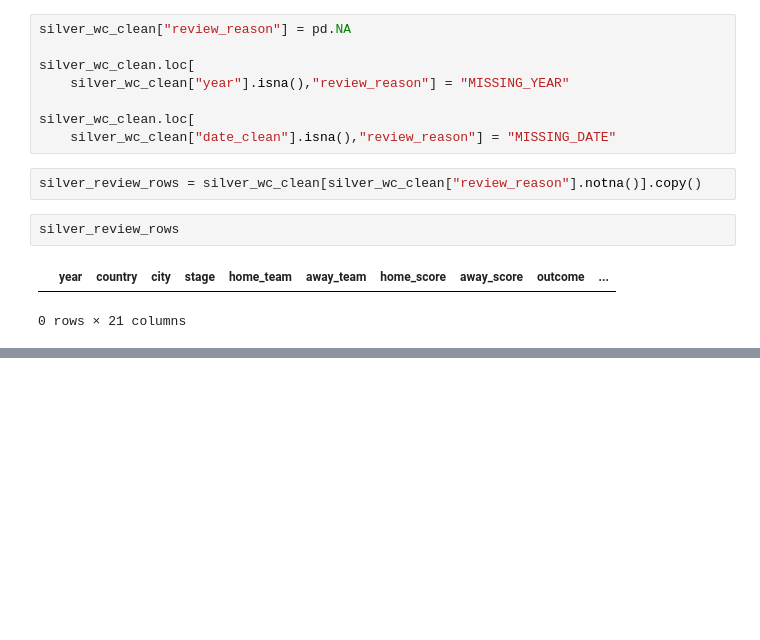
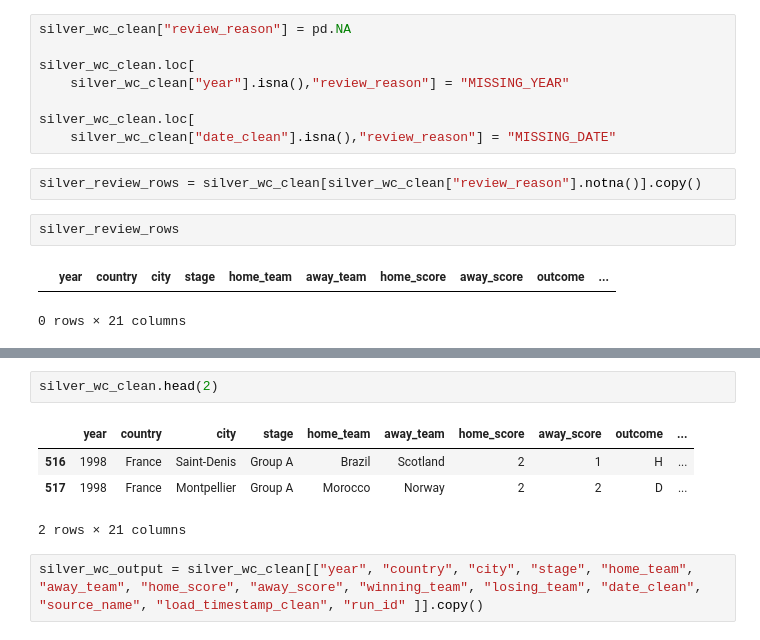
Before and after one commit to rofaure/fifa-worldcup-socioeconomic-analysis, a Jupyter notebook: notebooks/silver_worldcup.ipynb, the cells around one changed output, grey strips where cells are left out. Saved outputs shown, nothing was run; the diff lists cells and outputs as text; blank space fills up the shorter version.

Commit message:
changed csv file, updated with correct columns

```diff
--- a/notebooks/silver_worldcup.ipynb
+++ b/notebooks/silver_worldcup.ipynb
@@ -272,0 +283,9 @@ silver_review_rows
+# %%
+silver_wc_clean.head(2)
+# %% [output]
+|  | year | country | city | stage | home_team | away_team | home_score | away_score | outcome | ... |
+| 516 | 1998 | France | Saint-Denis | Group A | Brazil | Scotland | 2 | 1 | H | ... |
+| 517 | 1998 | France | Montpellier | Group A | Morocco | Norway | 2 | 2 | D | ... |
+2 rows × 21 columns
+# %%
+silver_wc_output = silver_wc_clean[["year", "country", "city", "stage", "home_team", "away_team", "home_score", "away_score", "winning_team", "losing_team", "date_clean", "source_name", "load_timestamp_clean", "run_id" ]].copy()
```
Also changed, not shown: parts of 4 cells of this notebook, 2 other files.
